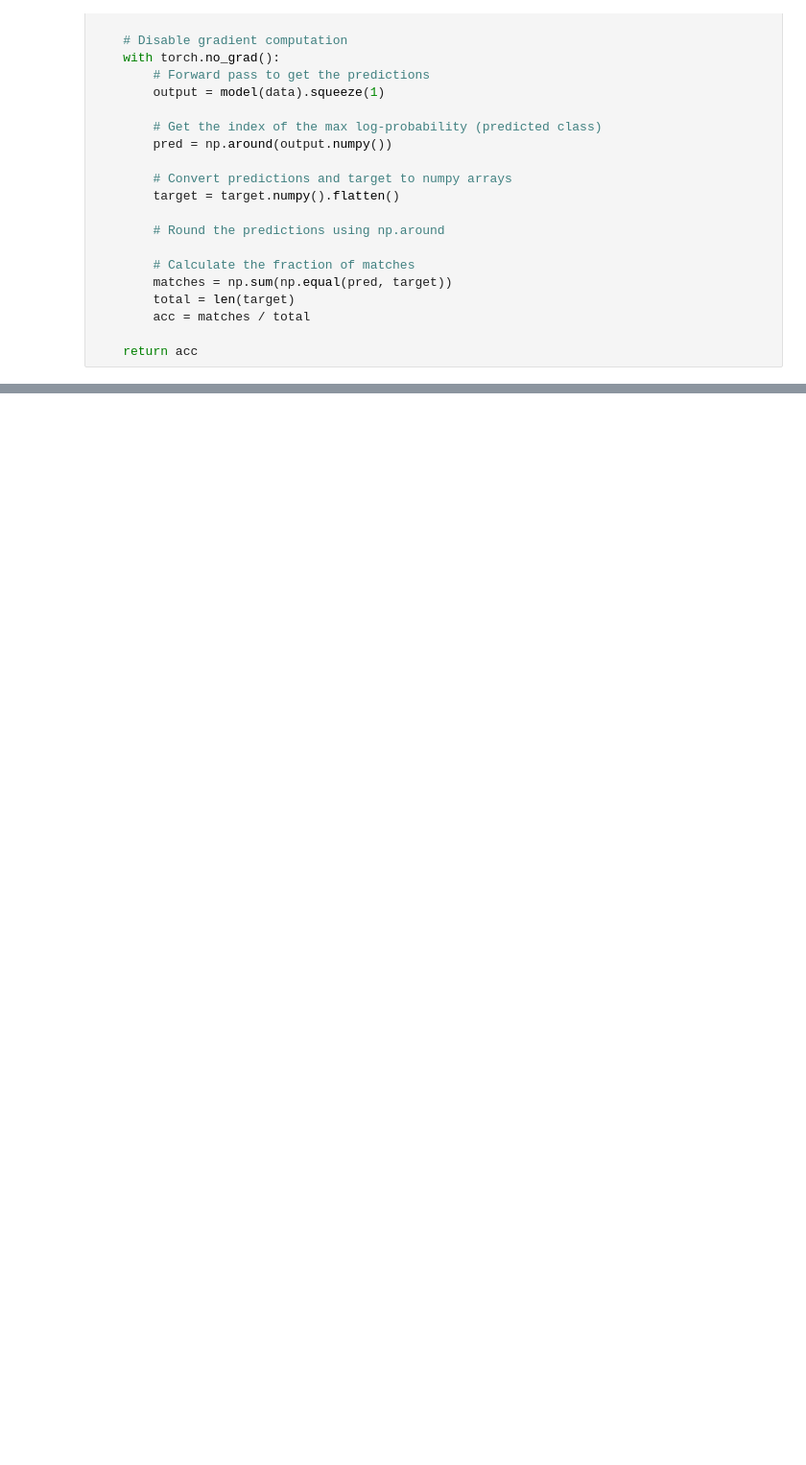
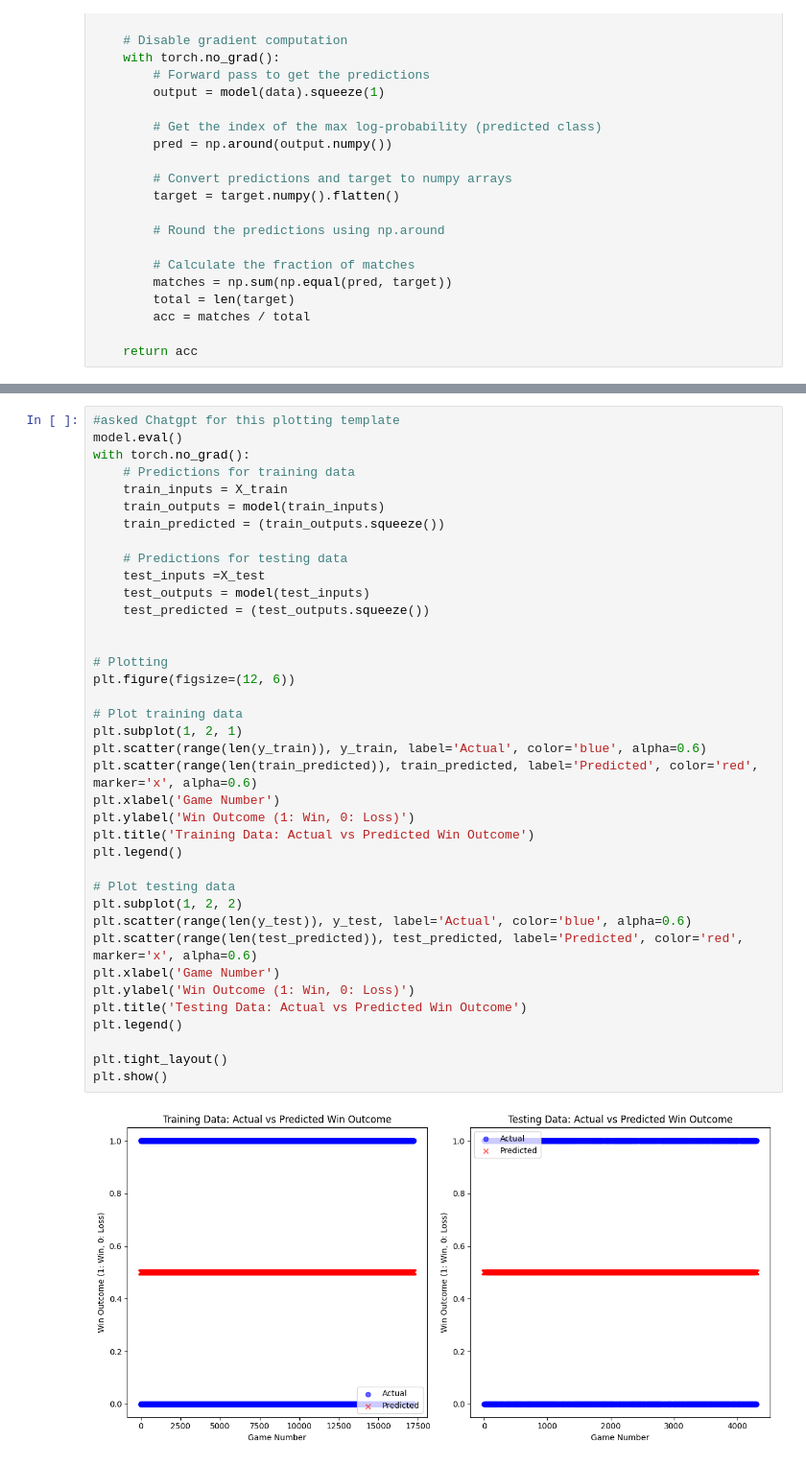
Before and after one commit to MantisShrimp2/Machine-Learning-for-Astro, a Jupyter notebook: Mini Project/ML_miniproject.ipynb, the cells around one changed output, grey strips where cells are left out. Shown: that part at 96% size. Saved outputs shown, nothing was run; the diff lists cells and outputs as text; blank space fills up the shorter version.

```diff
--- a/Mini Project/ML_miniproject.ipynb
+++ b/Mini Project/ML_miniproject.ipynb
@@ -298,0 +388,40 @@ Accuracy :  {49.86637229839646} %
+# %%
+#asked Chatgpt for this plotting template
+model.eval()
+with torch.no_grad():
+    # Predictions for training data
+    train_inputs = X_train
+    train_outputs = model(train_inputs)
+    train_predicted = (train_outputs.squeeze())
+
+    # Predictions for testing data
+    test_inputs =X_test
+    test_outputs = model(test_inputs)
+    test_predicted = (test_outputs.squeeze())
+
+
+# Plotting
+plt.figure(figsize=(12, 6))
+
+# Plot training data
+plt.subplot(1, 2, 1)
+plt.scatter(range(len(y_train)), y_train, label='Actual', color='blue', alpha=0.6)
+plt.scatter(range(len(train_predicted)), train_predicted, label='Predicted', color='red', marker='x', alpha=0.6)
+plt.xlabel('Game Number')
+plt.ylabel('Win Outcome (1: Win, 0: Loss)')
+plt.title('Training Data: Actual vs Predicted Win Outcome')
+plt.legend()
+
+# Plot testing data
+plt.subplot(1, 2, 2)
+plt.scatter(range(len(y_test)), y_test, label='Actual', color='blue', alpha=0.6)
+plt.scatter(range(len(test_predicted)), test_predicted, label='Predicted', color='red', marker='x', alpha=0.6)
+plt.xlabel('Game Number')
+plt.ylabel('Win Outcome (1: Win, 0: Loss)')
+plt.title('Testing Data: Actual vs Predicted Win Outcome')
+plt.legend()
+
+plt.tight_layout()
+plt.show()
+# %% [output]
+[figure, added]
```
Also changed, not shown: parts of 22 cells of this notebook.
